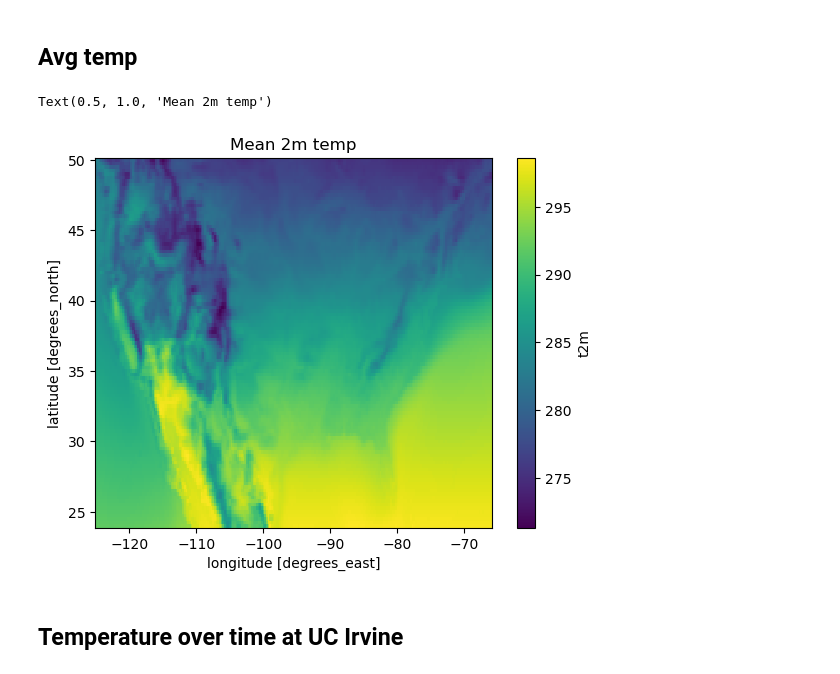
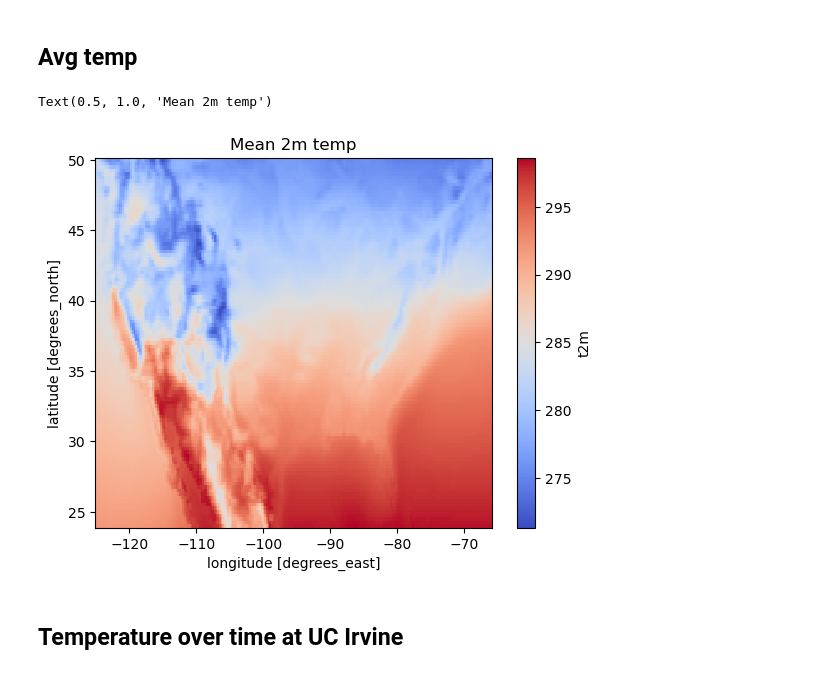
Before and after one commit to abrowerUCI/weather-prediction, a Jupyter notebook: workbook.ipynb, the cells around one changed output. Cells and saved outputs as stored; diff of their text form; code cells hidden in the pictures.

```diff
--- a/workbook.ipynb
+++ b/workbook.ipynb
@@ -29,11 +31,11 @@ ds = xr.open_mfdataset(
 ## Avg temp
 # %%
 fig, ax = plt.subplots()
-ds.t2m.mean(dim="valid_time").plot()
+ds.t2m.mean(dim="valid_time").plot(cmap="coolwarm")
 ax.set_title("Mean 2m temp")
 # %% [output]
 Text(0.5, 1.0, 'Mean 2m temp')
-[figure, old version]
+[figure, new version]
 # %% [markdown]
 ## Temperature over time at UC Irvine
 # %%
```
Also changed, not shown: parts of 14 cells of this notebook.
